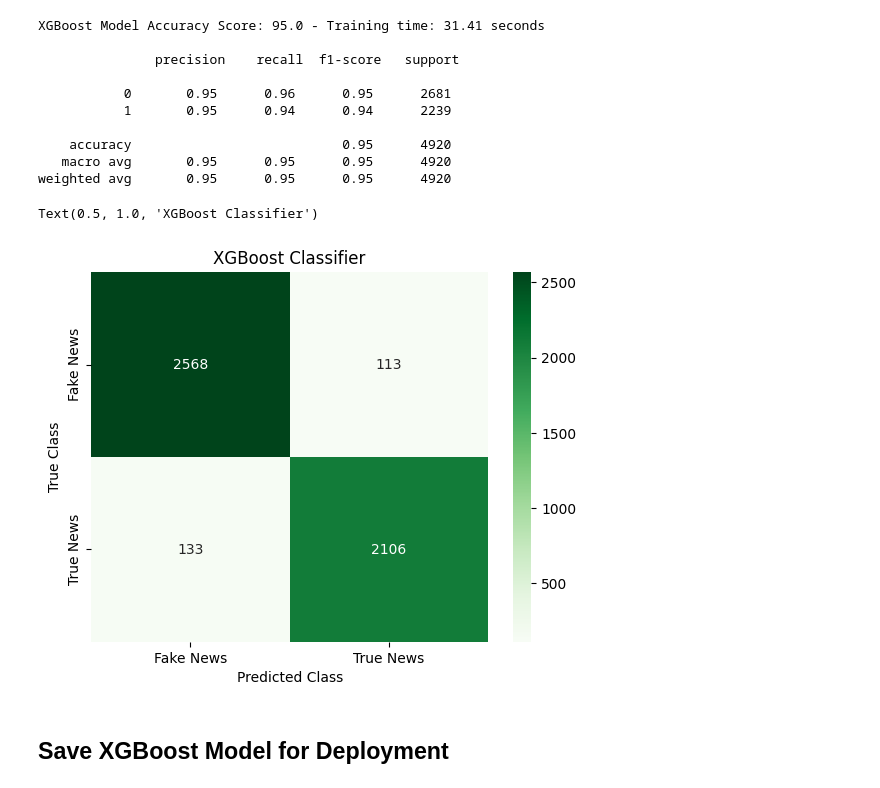
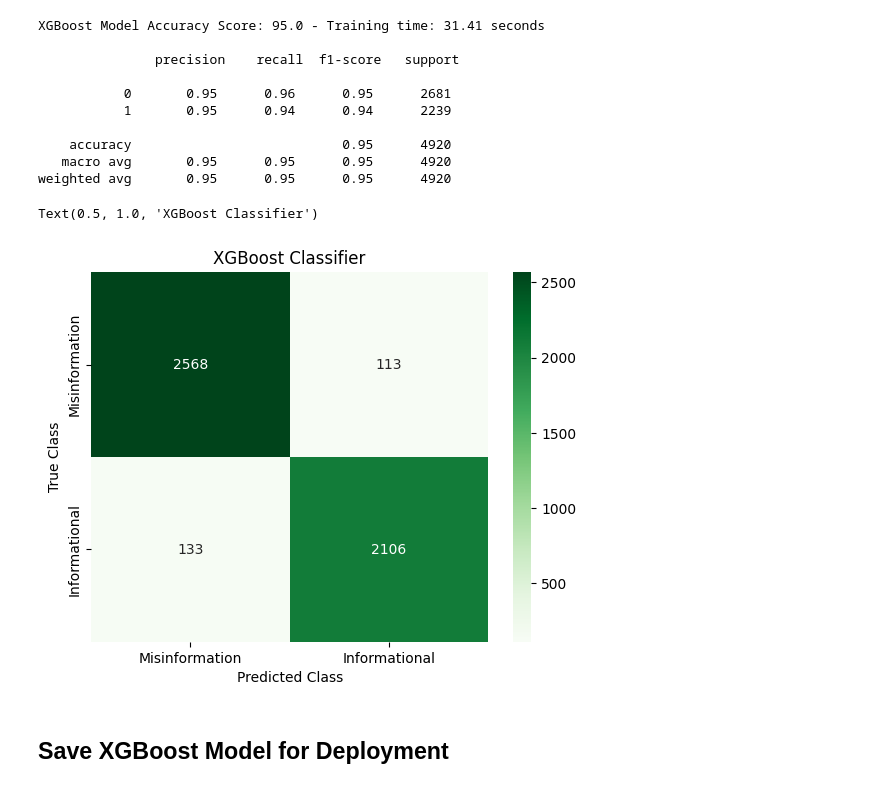
Before and after one commit to joshapeterson/My-Portfolio, a Jupyter notebook: misinformation-detection-project/misinformation_detection_project_code.ipynb, the cells around one changed output. Cells and saved outputs as stored; diff of their text form; code cells hidden in the pictures.

```diff
--- a/misinformation-detection-project/misinformation_detection_project_code.ipynb
+++ b/misinformation-detection-project/misinformation_detection_project_code.ipynb
@@ -298,13 +298,13 @@ XGBoost Model Accuracy Score: 95.0 - Training time: 31.41 seconds
 weighted avg       0.95      0.95      0.95      4920
 # %%
 xgb_cm = confusion_matrix(predsxgb, test_y)
-sns.heatmap(xgb_cm, annot=True, fmt='.0f',xticklabels = ["Fake News", "True News"] , yticklabels = ["Fake News", "True News"], cmap='Greens')
+sns.heatmap(xgb_cm, annot=True, fmt='.0f',xticklabels = ["Misinformation", "Informational"] , yticklabels = ["Misinformation", "Informational"], cmap='Greens')
 plt.ylabel('True Class')
 plt.xlabel('Predicted Class')
 plt.title('XGBoost Classifier')
 # %% [output]
 Text(0.5, 1.0, 'XGBoost Classifier')
-[figure, old version]
+[figure, new version]
 # %% [markdown]
 ## **Save XGBoost Model for Deployment**
 # %%
```
